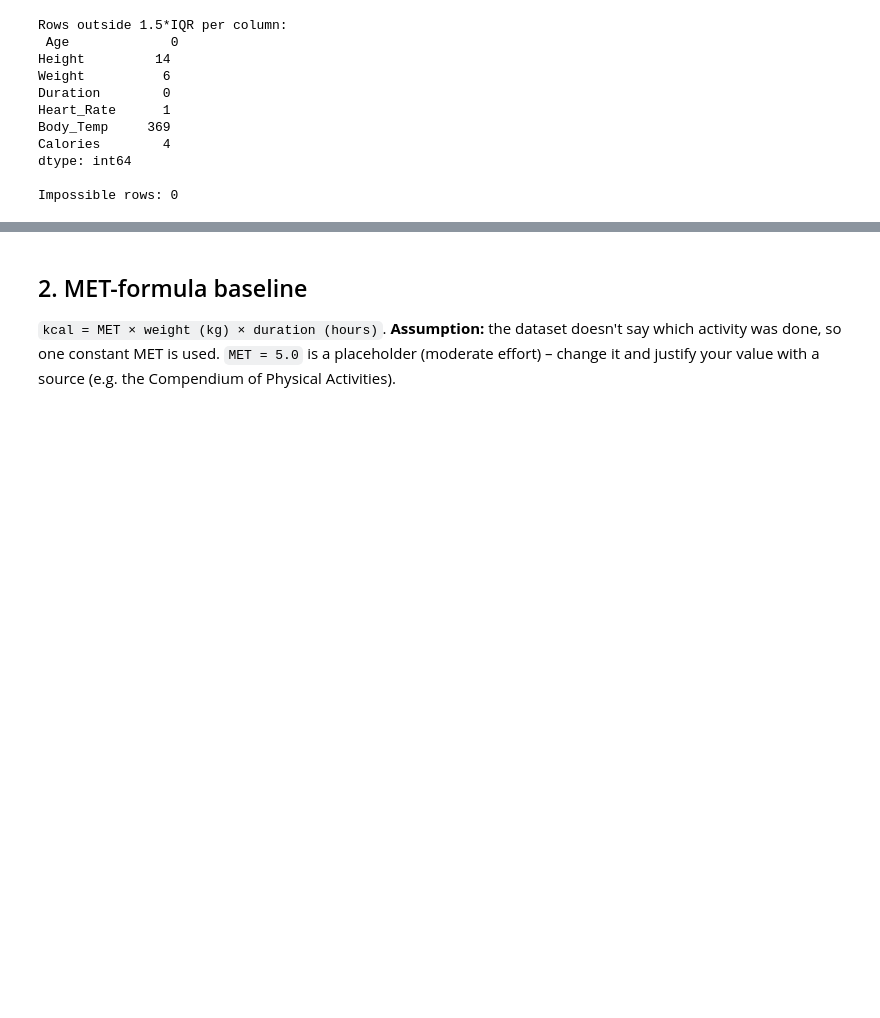
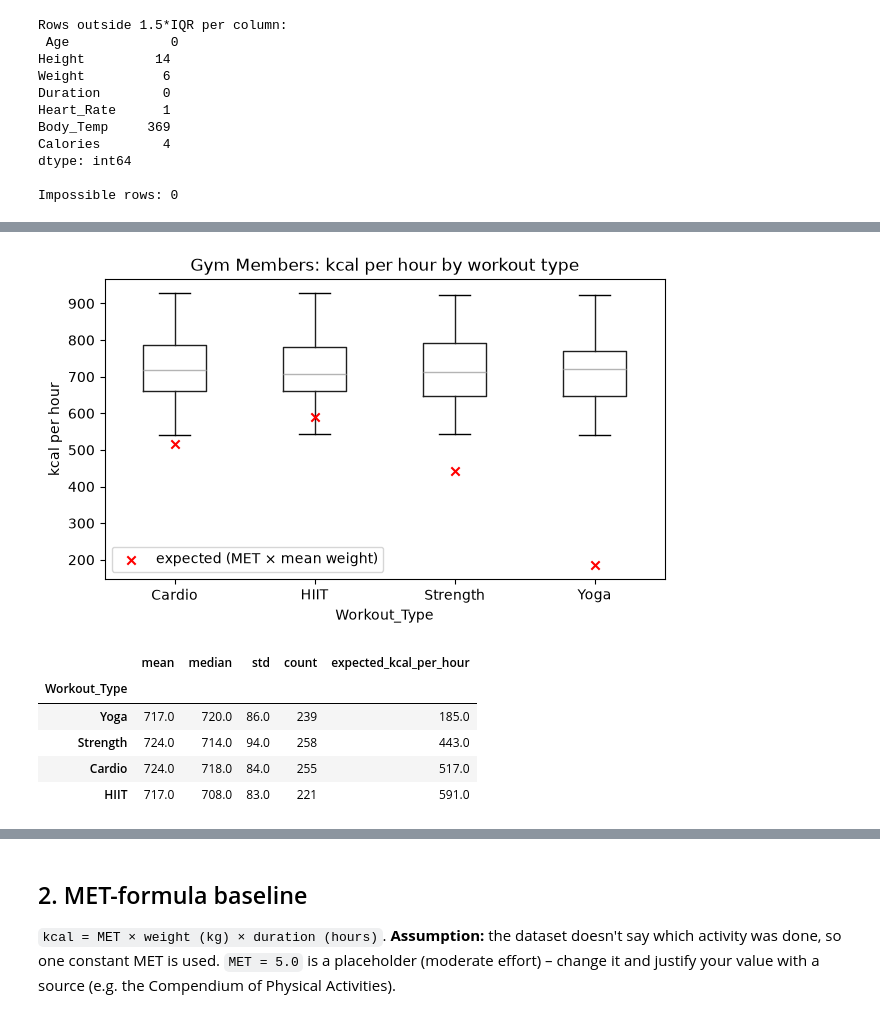
Before and after one commit to gdarslan/AI-GYM-Project, a Jupyter notebook: notebooks/calorie_model_starter.ipynb, the cells around one changed output, grey strips where cells are left out. Drawn from its saved outputs; the diff is of its cells as text; code cells hidden in the pictures; blank space fills up the shorter version.

```diff
--- a/notebooks/calorie_model_starter.ipynb
+++ b/notebooks/calorie_model_starter.ipynb
@@ -89,0 +124,25 @@ Impossible rows: 0
+# %%
+# Check 2: calories per hour by workout type (Gym Members)
+# Rough expectation for the average member: MET x mean weight. METs are approximate
+# Compendium-style values – verify them against the Compendium of Physical Activities before citing.
+MET_REF = {"Yoga": 2.5, "Strength": 6.0, "Cardio": 7.0, "HIIT": 8.0}
+mean_w = gym["Weight (kg)"].mean()
+by_type = gym.groupby("Workout_Type")["kcal_per_hour"].agg(["mean", "median", "std", "count"])
+by_type["expected_kcal_per_hour"] = [MET_REF[t] * mean_w for t in by_type.index]
+by_type = by_type.round(0).sort_values("expected_kcal_per_hour")
+
+gym.boxplot(column="kcal_per_hour", by="Workout_Type", figsize=(7, 4), grid=False)
+plt.scatter(range(1, len(by_type) + 1),
+            [MET_REF[t] * mean_w for t in sorted(gym["Workout_Type"].unique())],
+            color="red", marker="x", zorder=3, label="expected (MET × mean weight)")
+plt.suptitle(""); plt.title("Gym Members: kcal per hour by workout type")
+plt.ylabel("kcal per hour"); plt.legend(); plt.show()
+by_type
+# %% [output]
+[figure, added]
+|  | mean | median | std | count | expected_kcal_per_hour |
+| Workout_Type |  |  |  |  |  |
+| Yoga | 717.0 | 720.0 | 86.0 | 239 | 185.0 |
+| Strength | 724.0 | 714.0 | 94.0 | 258 | 443.0 |
+| Cardio | 724.0 | 718.0 | 84.0 | 255 | 517.0 |
+| HIIT | 717.0 | 708.0 | 83.0 | 221 | 591.0 |
```
Also changed, not shown: parts of 9 cells of this notebook, 2 other files.
